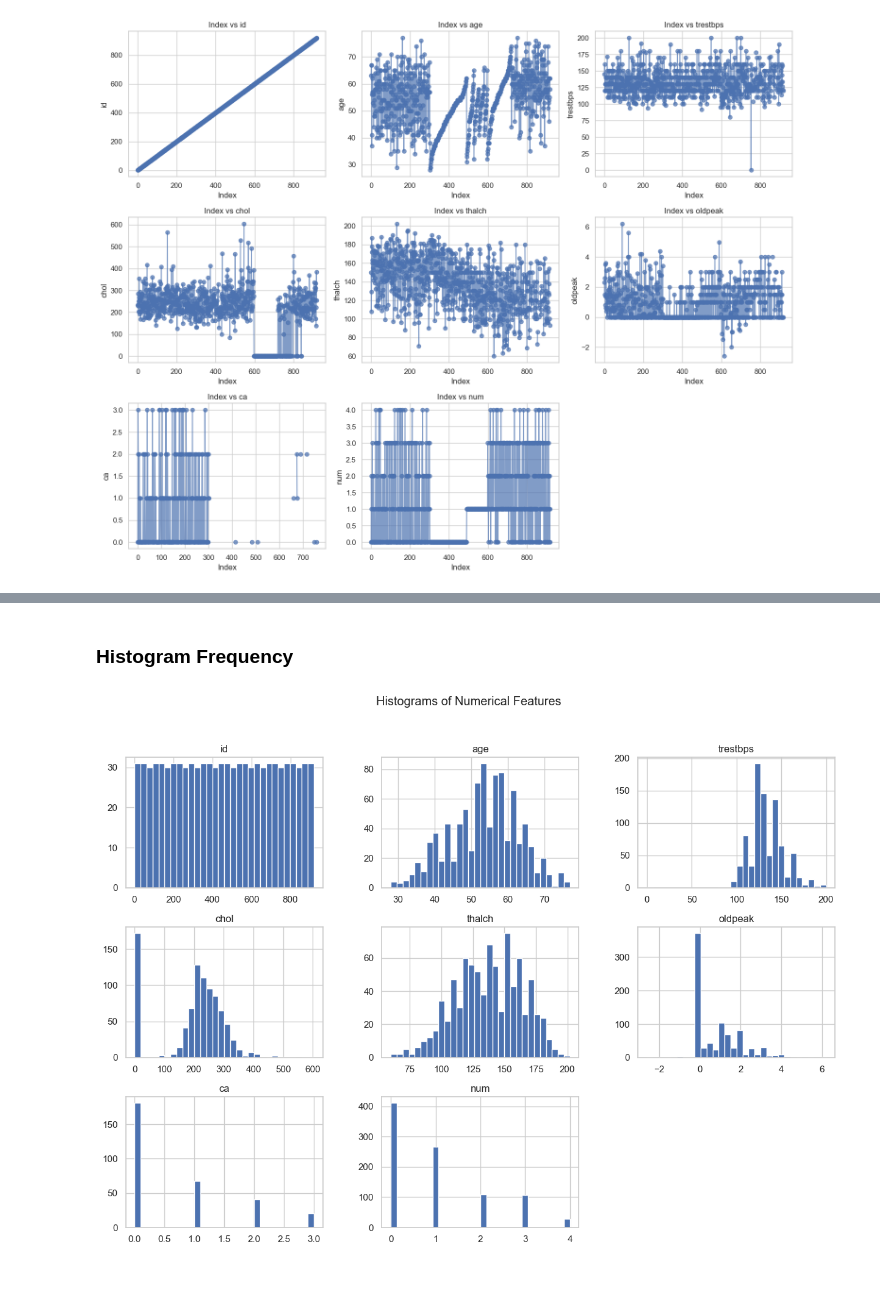
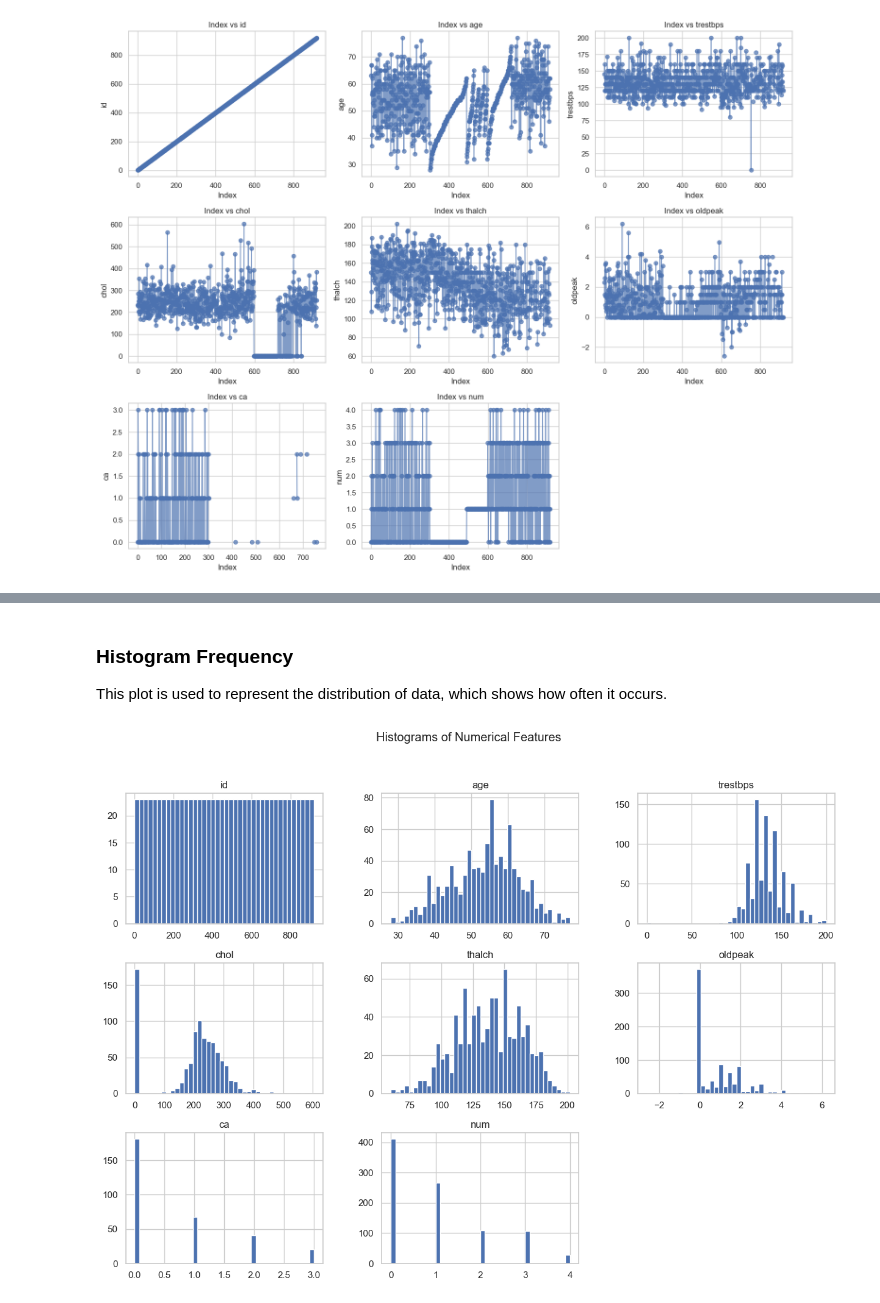
Before and after one commit to zuzannapajak/cardio-risk-prediction, a Jupyter notebook: notebooks/eda.ipynb, the cells around one changed output, grey strips where cells are left out. Saved outputs shown, nothing was run; the diff lists cells and outputs as text; code cells hidden in the pictures.

Commit message:
EDA - descriptions and more plots

```diff
--- a/notebooks/eda.ipynb
+++ b/notebooks/eda.ipynb
@@ -201,9 +217,10 @@ As the correlation of `index` and `id`  is equall to 1, it means that the id is
 # %% [markdown]
 ### Histogram Frequency
+This plot is used to represent the distribution of data, which shows how often it occurs.
 # %%
 
-df[numerical_columns].hist(bins=30, figsize=(15, 10))
+df[numerical_columns].hist(bins=40, figsize=(15, 10))
 plt.suptitle("Histograms of Numerical Features")
 plt.show()
 # %% [output]
-[figure, old version]
+[figure, new version]
```
Also changed, not shown: parts of 30 cells of this notebook.
